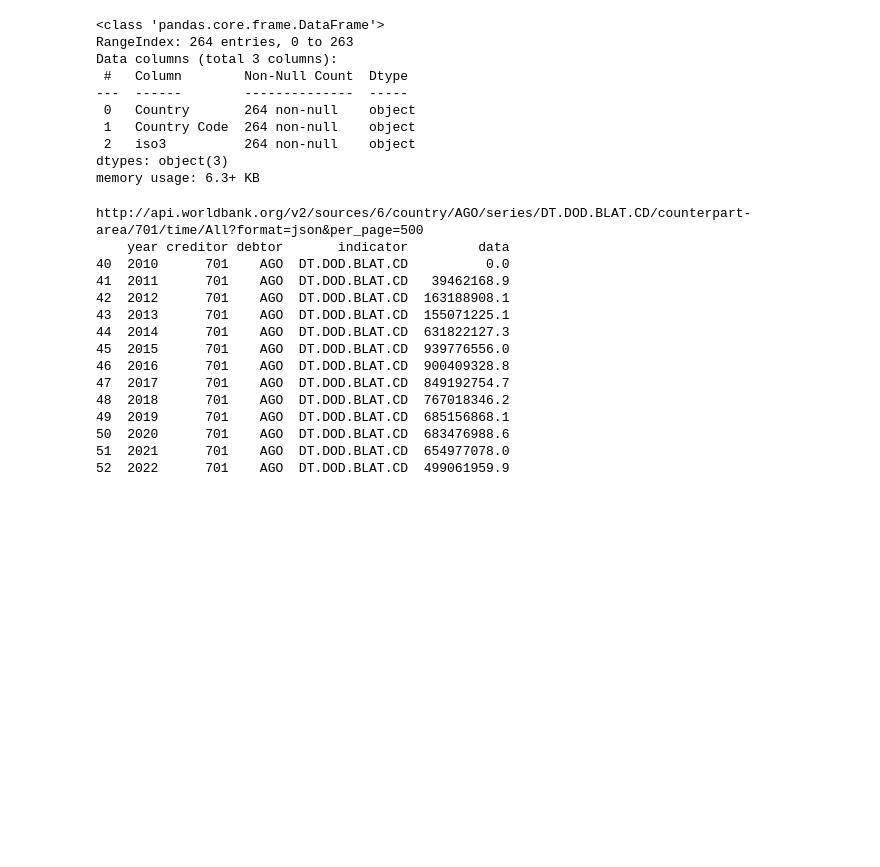
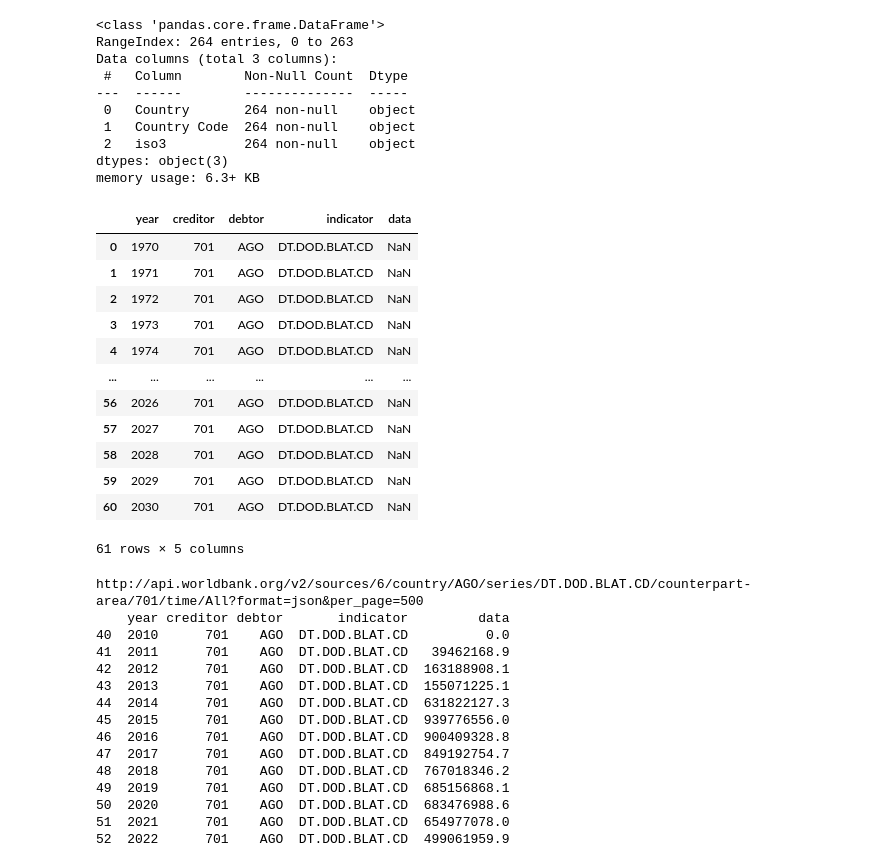
Before and after one commit to pullz6/Debt_Analysis, a Jupyter notebook: Debt Statistics.ipynb, the cells around one changed output. Drawn from its saved outputs; the diff is of its cells as text; code cells hidden in the pictures; blank space fills up the shorter version.

```diff
--- a/Debt Statistics.ipynb
+++ b/Debt Statistics.ipynb
@@ -91,6 +91,22 @@ def getting_creditor_data(country):
     return df_ready
 
 df_sl = getting_creditor_data('LKA')
+# %%
+df_sl
+# %% [output]
+|  | year | creditor | debtor | indicator | data |
+| 0 | 1970 | 701 | AGO | DT.DOD.BLAT.CD | NaN |
+| 1 | 1971 | 701 | AGO | DT.DOD.BLAT.CD | NaN |
+| 2 | 1972 | 701 | AGO | DT.DOD.BLAT.CD | NaN |
+| 3 | 1973 | 701 | AGO | DT.DOD.BLAT.CD | NaN |
+| 4 | 1974 | 701 | AGO | DT.DOD.BLAT.CD | NaN |
+| ... | ... | ... | ... | ... | ... |
+| 56 | 2026 | 701 | AGO | DT.DOD.BLAT.CD | NaN |
+| 57 | 2027 | 701 | AGO | DT.DOD.BLAT.CD | NaN |
+| 58 | 2028 | 701 | AGO | DT.DOD.BLAT.CD | NaN |
+| 59 | 2029 | 701 | AGO | DT.DOD.BLAT.CD | NaN |
+| 60 | 2030 | 701 | AGO | DT.DOD.BLAT.CD | NaN |
+61 rows × 5 columns
 # %%
 debtorCountry = "AGO"
 creditorCountry = "701"
```
Also changed, not shown: 3 other files.
